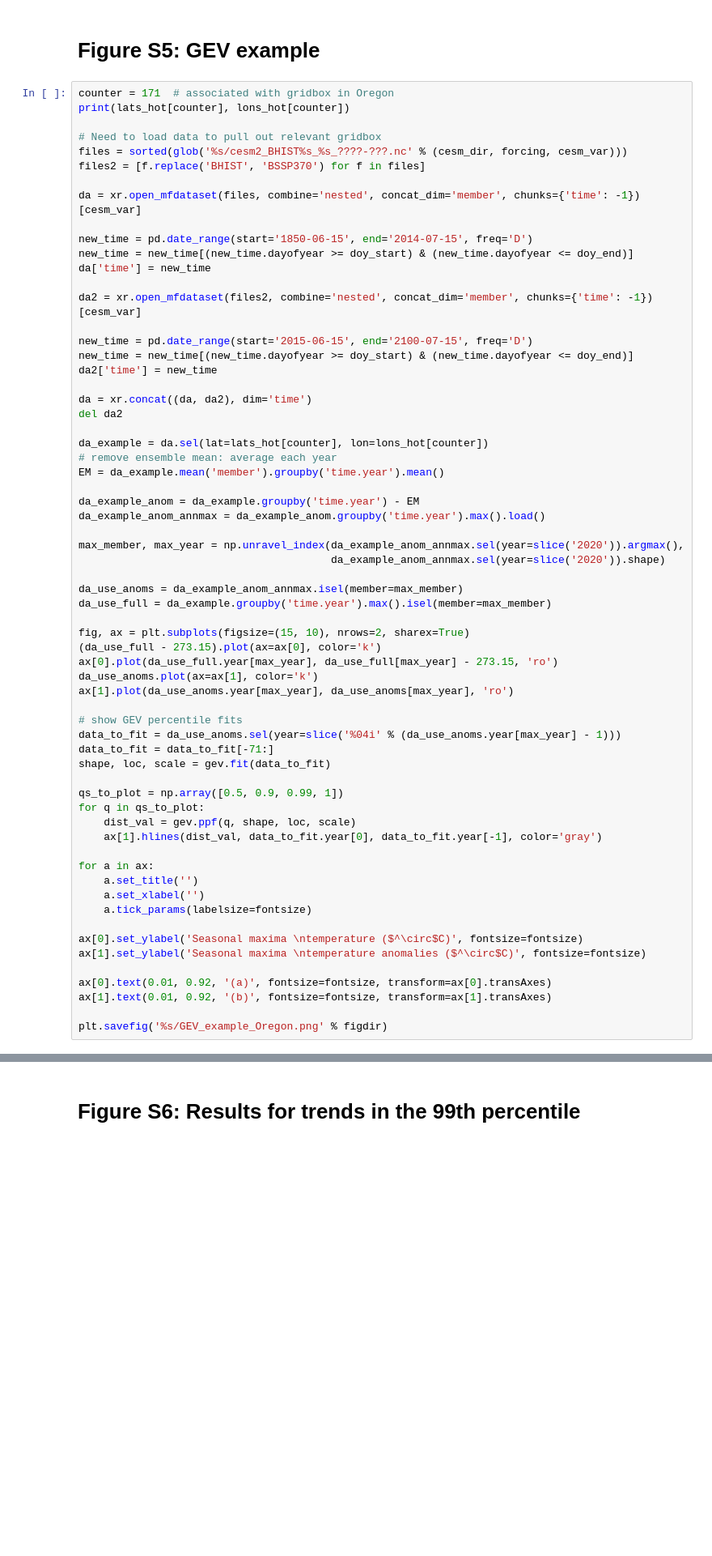
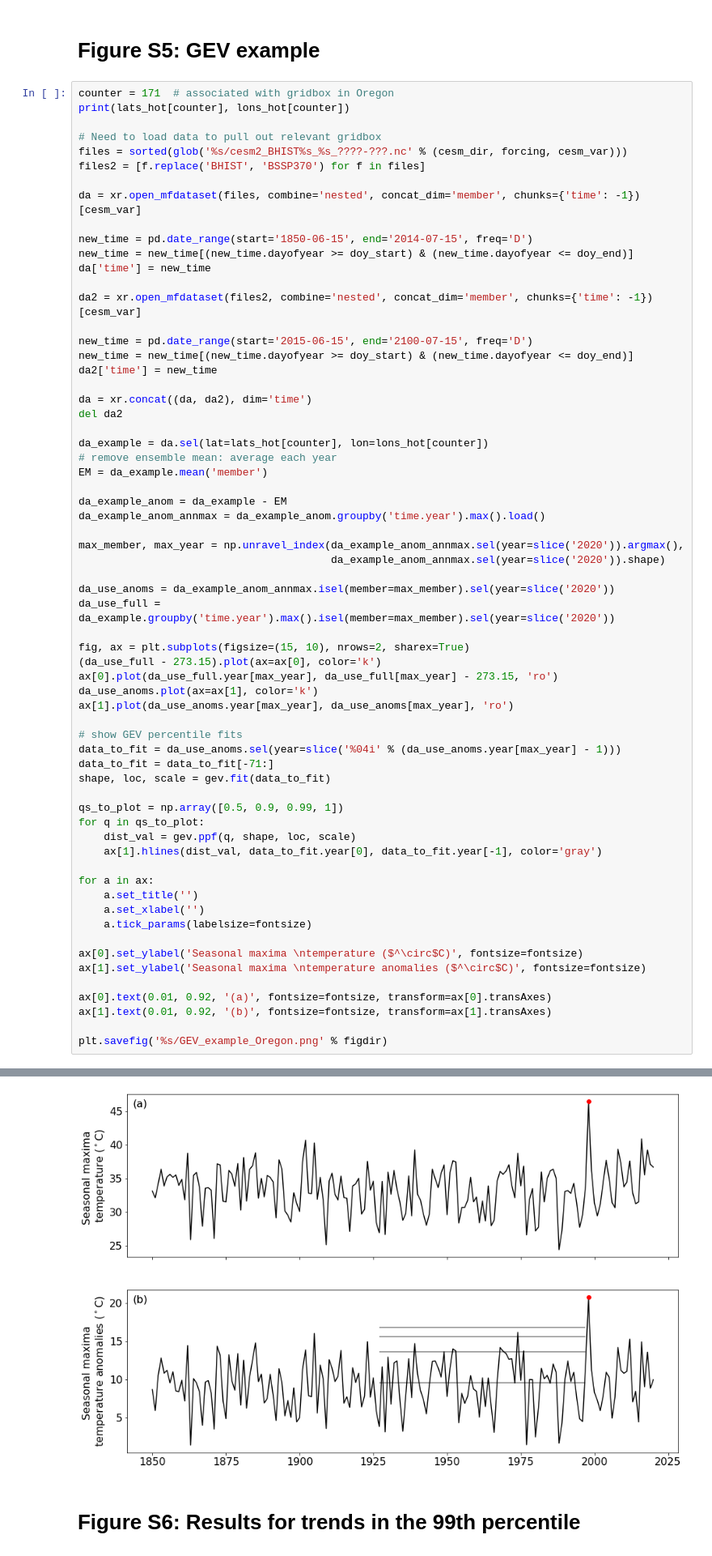
Before and after one commit to karenamckinnon/record_breaking_heat, a Jupyter notebook: record_breaking_heat/notebooks/GRL_figures.ipynb, the cells around one changed output, grey strips where cells are left out. Shown at 81% size. Cells and saved outputs as stored; diff of their text form; blank space fills up the shorter version.

Commit message:
updated notebook and ran all figures

```diff
--- a/record_breaking_heat/notebooks/GRL_figures.ipynb
+++ b/record_breaking_heat/notebooks/GRL_figures.ipynb
@@ -1378,16 +1392,16 @@ del da2
 
 da_example = da.sel(lat=lats_hot[counter], lon=lons_hot[counter])
 # remove ensemble mean: average each year
-EM = da_example.mean('member').groupby('time.year').mean()
+EM = da_example.mean('member')
 
-da_example_anom = da_example.groupby('time.year') - EM
+da_example_anom = da_example - EM
 da_example_anom_annmax = da_example_anom.groupby('time.year').max().load()
 
 max_member, max_year = np.unravel_index(da_example_anom_annmax.sel(year=slice('2020')).argmax(),
                                         da_example_anom_annmax.sel(year=slice('2020')).shape)
 
-da_use_anoms = da_example_anom_annmax.isel(member=max_member)
-da_use_full = da_example.groupby('time.year').max().isel(member=max_member)
+da_use_anoms = da_example_anom_annmax.isel(member=max_member).sel(year=slice('2020'))
+da_use_full = da_example.groupby('time.year').max().isel(member=max_member).sel(year=slice('2020'))
 
 fig, ax = plt.subplots(figsize=(15, 10), nrows=2, sharex=True)
 (da_use_full - 273.15).plot(ax=ax[0], color='k')
@@ -1417,3 +1431,4 @@ ax[0].text(0.01, 0.92, '(a)', fontsize=fontsize, transform=ax[0].transAxes)
 ax[1].text(0.01, 0.92, '(b)', fontsize=fontsize, transform=ax[1].transAxes)
 
 plt.savefig('%s/GEV_example_Oregon.png' % figdir)
+# %% [output]
@@ -1420,3 +1436,4 @@ plt.savefig('%s/GEV_example_Oregon.png' % figdir)
+[figure, added]
 # %% [markdown]
 # Figure S6: Results for trends in the 99th percentile
 # %%
```
Also changed, not shown: parts of 10 cells of this notebook.
